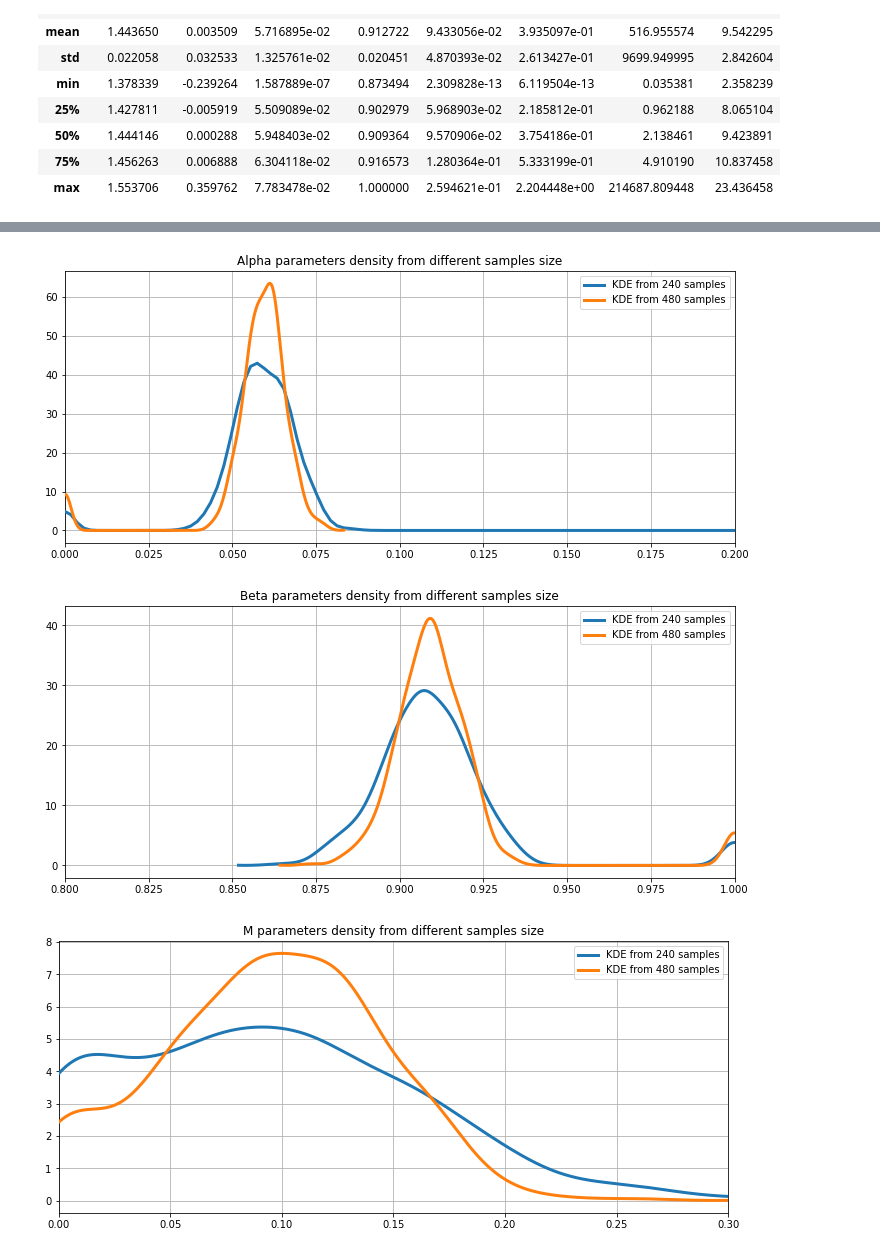
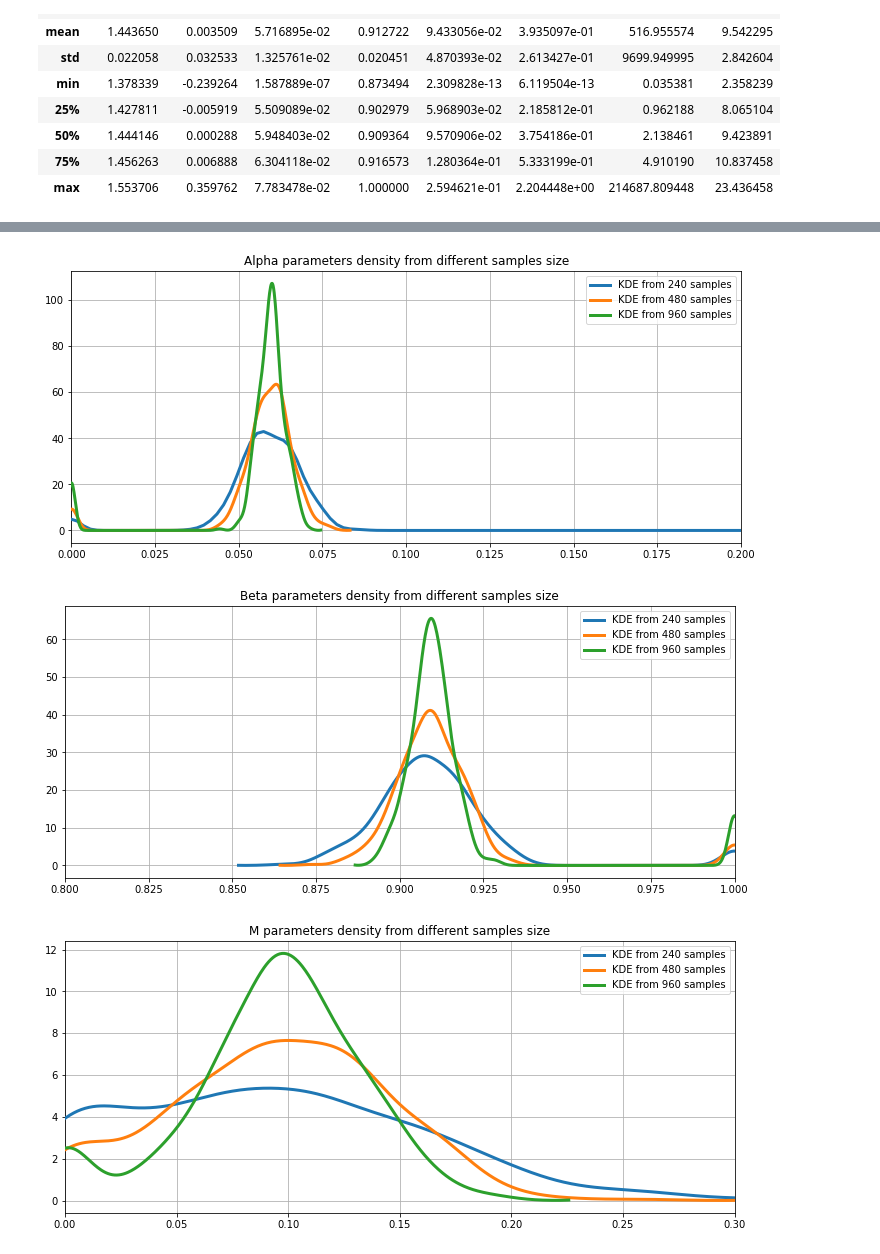
Before and after one commit to NemesiP/volatility-forecasting, a Jupyter notebook: Examples/GARCH_MIDAS_sim.ipynb, the cells around one changed output, grey strips where cells are left out. Saved outputs shown, nothing was run; the diff lists cells and outputs as text; code cells hidden in the pictures.

```diff
--- a/Examples/GARCH_MIDAS_sim.ipynb
+++ b/Examples/GARCH_MIDAS_sim.ipynb
@@ -345,3 +345,5 @@ sim1000_des
 | 50% | 1.444146 | 0.000288 | 5.948403e-02 | 0.909364 | 9.570906e-02 | 3.754186e-01 | 2.138461 | 9.423891 |
 | 75% | 1.456263 | 0.006888 | 6.304118e-02 | 0.916573 | 1.280364e-01 | 5.333199e-01 | 4.910190 | 10.837458 |
 | max | 1.553706 | 0.359762 | 7.783478e-02 | 1.000000 | 2.594621e-01 | 2.204448e+00 | 214687.809448 | 23.436458 |
+# %%
+sim2000 = pd.DataFrame(create_sim(sim_length = 960))
@@ -347,0 +448,4 @@ sim1000_des
+# %%
+sim2000 = sim2000.T
+sim2000.to_csv('C:/Users/peter/Desktop/volatility-forecasting/results/gm_sim_960.csv')
+sim2000
@@ -366,55 +511,64 @@ ax.grid(True, zorder = -5)
 # %%
-kde500 = sm.nonparametric.KDEUnivariate(sim500.iloc[:, 2].values)
+kde500 = sm.nonparametric.KDEUnivariate(sim500.iloc[:, 3].values)
 kde500.fit()
-kde1000 = sm.nonparametric.KDEUnivariate(sim1000.iloc[:, 2].values)
+kde1000 = sm.nonparametric.KDEUnivariate(sim1000.iloc[:, 3].values)
 kde1000.fit()
+kde2000 = sm.nonparametric.KDEUnivariate(sim2000.iloc[:, 2].values)
+kde2000.fit()
 
 fig = plt.figure(figsize=(12, 5))
 ax = fig.add_subplot(111)
 
 ax.plot(kde500.support, kde500.density, lw = 3, label = 'KDE from 240 samples', zorder = 10)
 ax.plot(kde1000.support, kde1000.density, lw = 3, label = 'KDE from 480 samples', zorder = 10)
+ax.plot(kde2000.support, kde2000.density, lw = 3, label = 'KDE from 960 samples', zorder = 10)
 
 plt.title('Alpha parameters density from different samples size')
 ax.set_xlim((0.0, 0.2))
 ax.legend(loc = 'best')
 ax.grid(True, zorder = -5)
 # %% [output]
-[figure, old version]
+[figure, new version]
 # %%
-kde500 = sm.nonparametric.KDEUnivariate(sim500.iloc[:, 3].values)
+kde500 = sm.nonparametric.KDEUnivariate(sim500.iloc[:, 4].values)
 kde500.fit()
-kde1000 = sm.nonparametric.KDEUnivariate(sim1000.iloc[:, 3].values)
+kde1000 = sm.nonparametric.KDEUnivariate(sim1000.iloc[:, 4].values)
 kde1000.fit()
+kde2000 = sm.nonparametric.KDEUnivariate(sim2000.iloc[:, 3].values)
+kde2000.fit()
 
 fig = plt.figure(figsize=(12, 5))
 ax = fig.add_subplot(111)
 
 ax.plot(kde500.support, kde500.density, lw = 3, label = 'KDE from 240 samples', zorder = 10)
 ax.plot(kde1000.support, kde1000.density, lw = 3, label = 'KDE from 480 samples', zorder = 10)
+ax.plot(kde2000.support, kde2000.density, lw = 3, label = 'KDE from 960 samples', zorder = 10)
 
 plt.title('Beta parameters density from different samples size')
 ax.set_xlim((0.8, 1.0))
 ax.legend(loc = 'best')
 ax.grid(True, zorder = -5)
 # %% [output]
-[figure, old version]
+[figure, new version]
 # %%
-kde500 = sm.nonparametric.KDEUnivariate(sim500.iloc[:, 4].values)
+kde500 = sm.nonparametric.KDEUnivariate(sim500.iloc[:, 5].values)
 kde500.fit()
-kde1000 = sm.nonparametric.KDEUnivariate(sim1000.iloc[:, 4].values)
+kde1000 = sm.nonparametric.KDEUnivariate(sim1000.iloc[:, 5].values)
 kde1000.fit()
+kde2000 = sm.nonparametric.KDEUnivariate(sim2000.iloc[:, 4].values)
+kde2000.fit()
 
 fig = plt.figure(figsize=(12, 5))
 ax = fig.add_subplot(111)
 
 ax.plot(kde500.support, kde500.density, lw = 3, label = 'KDE from 240 samples', zorder = 10)
 ax.plot(kde1000.support, kde1000.density, lw = 3, label = 'KDE from 480 samples', zorder = 10)
+ax.plot(kde2000.support, kde2000.density, lw = 3, label = 'KDE from 960 samples', zorder = 10)
 
 plt.title('M parameters density from different samples size')
 ax.set_xlim((0.0, 0.3))
 ax.legend(loc = 'best')
 ax.grid(True, zorder = -5)
 # %% [output]
-[figure, old version]
+[figure, new version]
 # %%
```
Also changed, not shown: parts of 7 cells of this notebook.
